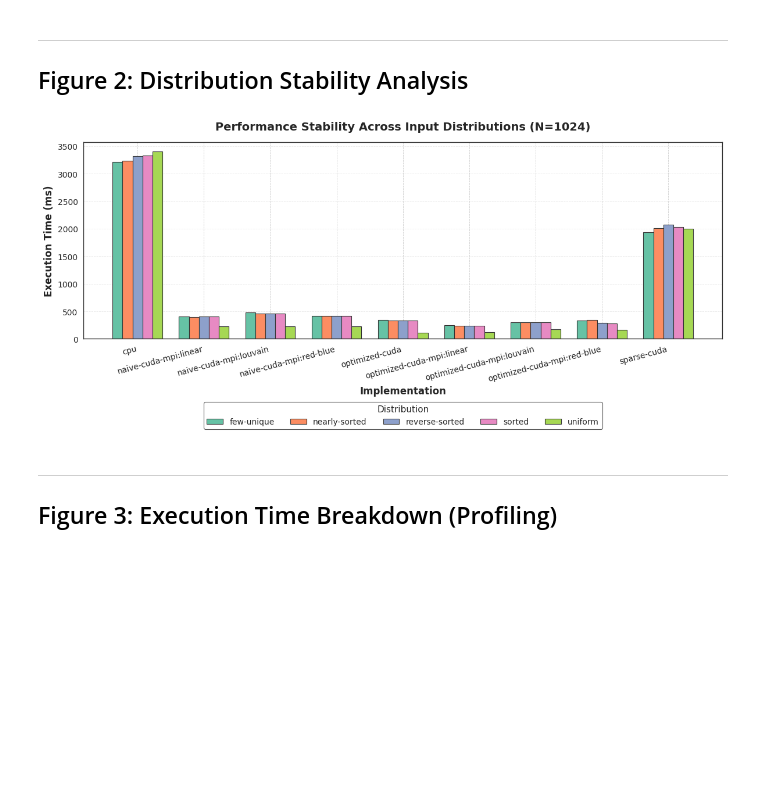
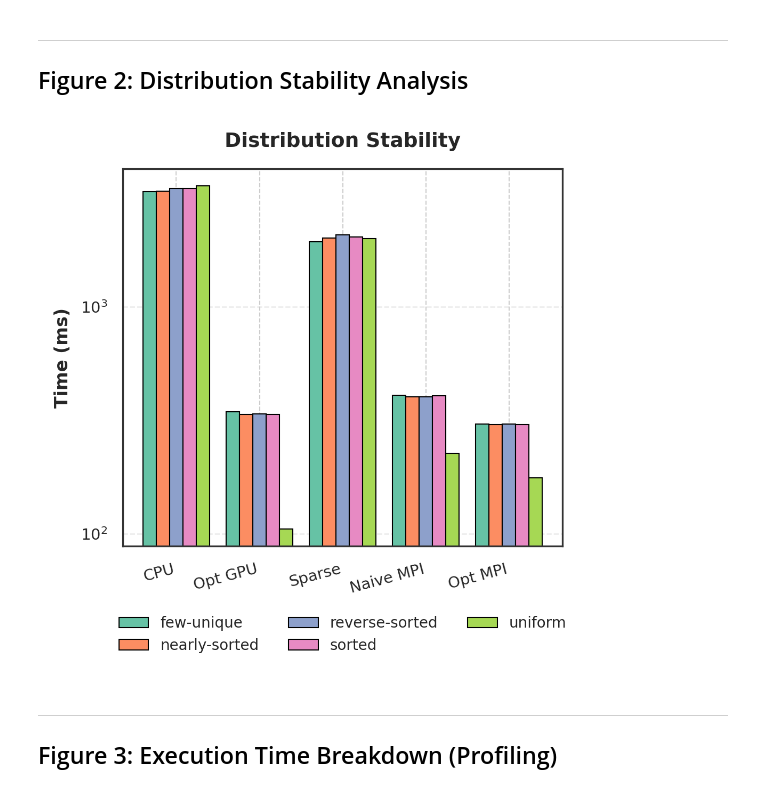
Before and after one commit to LipatJob/distributed-snp, a Jupyter notebook: paper_analysis_improved.ipynb, the cells around one changed output. Cells and saved outputs as stored; diff of their text form; code cells hidden in the pictures; blank space fills up the shorter version.

```diff
--- a/paper_analysis_improved.ipynb
+++ b/paper_analysis_improved.ipynb
@@ -269,52 +287,76 @@ if not df_dist.empty:
             (df_dist['RunType'] == 'iteration')
         ].copy()
 
+        # Filter implementations to reduce clutter for SINGLE COLUMN
+        # We keep CPU, Opt-CUDA, Sparse, and the Best MPI (Opt-Louvain) and Baseline MPI (Naive-Linear)
+        keep_impls = [
+            'cpu',
+            'optimized-cuda',
+            'sparse-cuda',
+            'naive-cuda-mpi:linear',
+            'optimized-cuda-mpi:louvain'
+        ]
+        subset = subset[subset['Implementation'].isin(keep_impls)]
+
+        # Shorten implementation names for labels
+        name_map = {
+            'cpu': 'CPU',
+            'optimized-cuda': 'Opt GPU',
+            'sparse-cuda': 'Sparse',
+            'naive-cuda-mpi:linear': 'Naive MPI',
+            'optimized-cuda-mpi:louvain': 'Opt MPI'
+        }
+
         # Aggregate to mean
         plot_data = subset.groupby(['Implementation', 'Distribution'])['TimeMS'].mean().reset_index()
 
-        # Create figure
-        fig, ax = plt.subplots(figsize=(12, 6))
+        # Create figure - SINGLE COLUMN
+        fig, ax = plt.subplots(figsize=(SINGLE_COL_WIDTH, 3 * CHART_HEIGHT_SCALE))
 
         # Get unique values
         distributions = sorted(plot_data['Distribution'].unique())
-        implementations = sorted(plot_data['Implementation'].unique())
+        implementations = [i for i in keep_impls if i in plot_data['Implementation'].unique()] # Preserve order
 
         x = np.arange(len(implementations))
-        width = 0.75 / len(distributions)
+        width = 0.8 / len(distributions)
 
         # Use a nice color palette for distributions
         dist_colors = sns.color_palette("Set2", len(distributions))
 
         # Plot grouped bars
         for i, dist in enumerate(distributions):
             dist_data = plot_data[plot_data['Distribution'] == dist]
             values = [dist_data[dist_data['Implementation'] == impl]['TimeMS'].values[0]
                      if impl in dist_data['Implementation'].values else 0
                      for impl in implementations]
 
             offset = (i - len(distributions)/2 + 0.5) * width
             ax.bar(x + offset, values, width, label=dist,
-                  color=dist_colors[i], edgecolor='#333', linewidth=0.8)
+                  color=dist_colors[i], edgecolor='black', linewidth=0.5)
 
-        ax.set_xlabel('Implementation', fontweight='bold')
-        ax.set_ylabel('Execution Time (ms)', fontweight='bold')
-        ax.set_title(f'Performance Stability Across Input Distributions (N={target_size})',
-                    pad=15, fontweight='bold', fontsize=14)
+        ax.set_ylabel('Time (ms)', fontweight='bold')
+        ax.set_title('Distribution Stability', pad=10, fontweight='bold')
+
         ax.set_xticks(x)
-        ax.set_xticklabels(implementations, rotation=15, ha='right')
+        ax.set_xticklabels([name_map.get(i, i) for i in implementations],
+                          rotation=X_LABEL_ROTATION, ha='right')
+
         ax.grid(axis='y', alpha=0.4, linewidth=0.6)
+        ax.set_yscale('log') # Log scale often helps if CPU is included
 
-        # Legend below
-        ax.legend(title='Distribution', bbox_to_anchor=(0.5, -0.3),
-                 loc='upper center', frameon=True, ncol=5, edgecolor='#333')
+        # Legend
+        ax.legend(title=None, bbox_to_anchor=(0.5, -0.15),
+                 loc='upper center', frameon=False, ncol=3,
+                 fontsize='small')
+
         plt.tight_layout()
         plt.show()
     else:
         print("⚠ Could not determine common size")
 else:
     print("⚠ No distribution data available")
 # %% [output]
-[figure, old version]
+[figure, new version]
 # %% [markdown]
 ---
 ## Figure 3: Execution Time Breakdown (Profiling)
```
Also changed, not shown: parts of 7 cells of this notebook.
